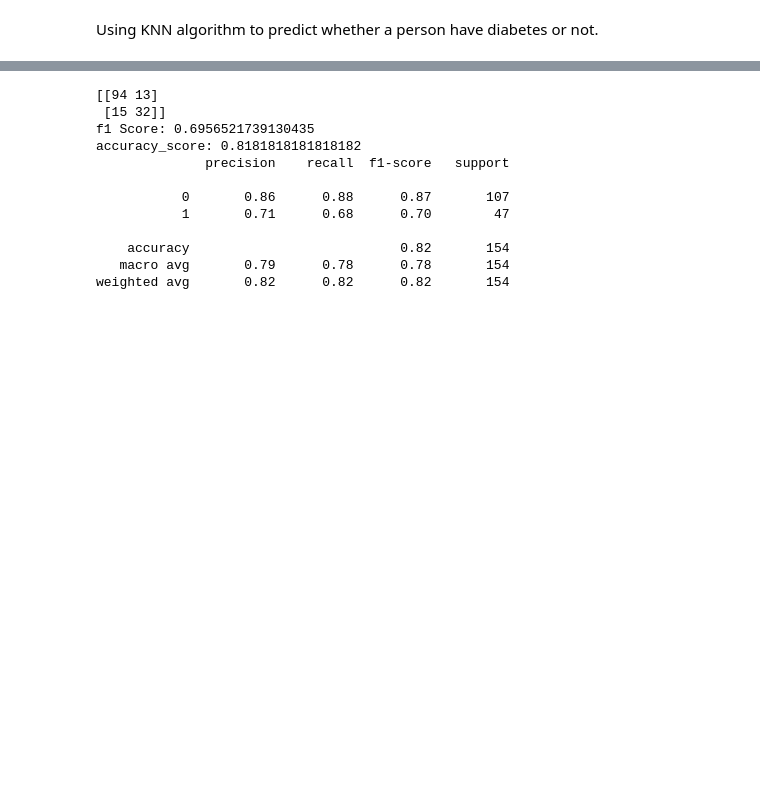
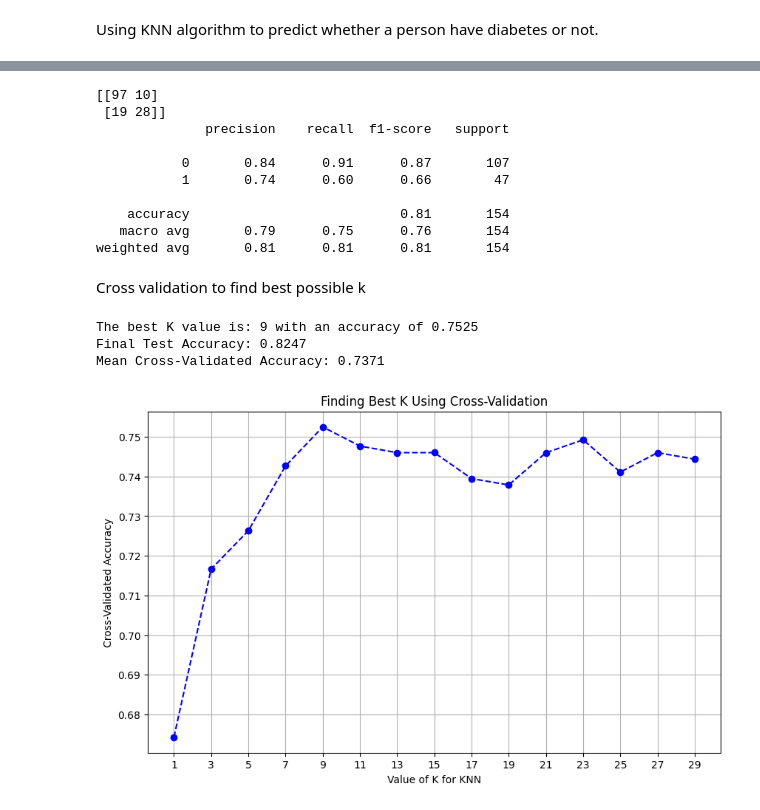
Before and after one commit to nasrashvilin/Learning-Machine-Learning, a Jupyter notebook: KNN/knn_test.ipynb, the cells around one changed output, grey strips where cells are left out. Drawn from its saved outputs; the diff is of its cells as text; code cells hidden in the pictures; blank space fills up the shorter version.

```diff
--- a/KNN/knn_test.ipynb
+++ b/KNN/knn_test.ipynb
@@ -47,3 +23,13 @@ for column in zero_not_allowed:
+# %%
+# 1. List the columns where a 0 is medically impossible
+zero_columns = ['Glucose', 'BloodPressure', 'SkinThickness', 'Insulin', 'BMI']
+
+# 2. Replace 0 with NaN so Pandas recognizes them as missing
+dataset[zero_columns] = dataset[zero_columns].replace(0, np.nan)
+
+# 3. Fill those NaN blanks with the median value of each column
+for col in zero_columns:
+    dataset[col] = dataset[col].fillna(dataset[col].median())
 # %%
 #defien target and features
 X = dataset.drop("Outcome", axis = 1)
@@ -63,7 +49,8 @@ X_test = sc_X.transform(X_test)
 #12.409673645990857 - we will try with K = 11 and K = 13
 # %%
 # Define model
-classifier = KNeighborsClassifier(n_neighbors = 11, metric = 'euclidean', p = 2)
+classifier = KNeighborsClassifier(n_neighbors = 27, metric = 'euclidean',
+                                  p = 2, algorithm = "auto")
 classifier.fit(X_train, y_train)
 
 # Predicting the test set results
@@ -74,15 +61,57 @@ cm = confusion_matrix(y_test, y_pred)
 print(cm)
 print(classification_report(y_test, y_pred))
 # %% [output]
-[[94 13]
- [15 32]]
-f1 Score: 0.6956521739130435
-accuracy_score: 0.8181818181818182
+[[97 10]
+ [19 28]]
               precision    recall  f1-score   support
 
-           0       0.86      0.88      0.87       107
-           1       0.71      0.68      0.70        47
+           0       0.84      0.91      0.87       107
+           1       0.74      0.60      0.66        47
 
-    accuracy                           0.82       154
-   macro avg       0.79      0.78      0.78       154
-weighted avg       0.82      0.82      0.82       154
+    accuracy                           0.81       154
+   macro avg       0.79      0.75      0.76       154
+weighted avg       0.81      0.81      0.81       154
+# %% [markdown]
+Cross validation to find best possible k
+# %%
+# Range of K values to test
+k_values = [k for k in range(1, 31) if k % 2 != 0]
+cv_scores = []
+
+for k in k_values:
+    # Initialize the KNN classifier with current K
+    knn = KNeighborsClassifier(n_neighbors=k, metric = "euclidean", p = 2, algorithm = "auto")
+
+    # 5-fold cross-validation on the training set
+    scores = cross_val_score(knn, X_train, y_train, cv=5, scoring='accuracy')
+
+    # Store the average accuracy
+    cv_scores.append(np.mean(scores))
+
+
+# Find the K with highest average accuracy
+best_index = np.argmax(cv_scores)
+best_k = k_values[best_index]
+print(f"The best K value is: {best_k} with an accuracy of {cv_scores[best_index]:.4f}")
+
+
+final_knn = KNeighborsClassifier(n_neighbors=best_k, metric = "euclidean", p = 2, algorithm = "auto")
+final_knn.fit(X_train, y_train)
+print(f"Final Test Accuracy: {final_knn.score(X_test, y_test):.4f}")
+
+print(f"Mean Cross-Validated Accuracy: {np.mean(cv_scores):.4f}")
+
+
+plt.figure(figsize=(10, 6))
+plt.plot(k_values, cv_scores, marker='o', linestyle='dashed', color='blue')
+plt.xlabel('Value of K for KNN')
+plt.ylabel('Cross-Validated Accuracy')
+plt.title('Finding Best K Using Cross-Validation')
+plt.xticks(k_values)
+plt.grid(True)
+plt.show()
+# %% [output]
+The best K value is: 9 with an accuracy of 0.7525
+Final Test Accuracy: 0.8247
+Mean Cross-Validated Accuracy: 0.7371
+[figure, added]
```
Also changed, not shown: parts of 4 cells of this notebook, 3 other files.
